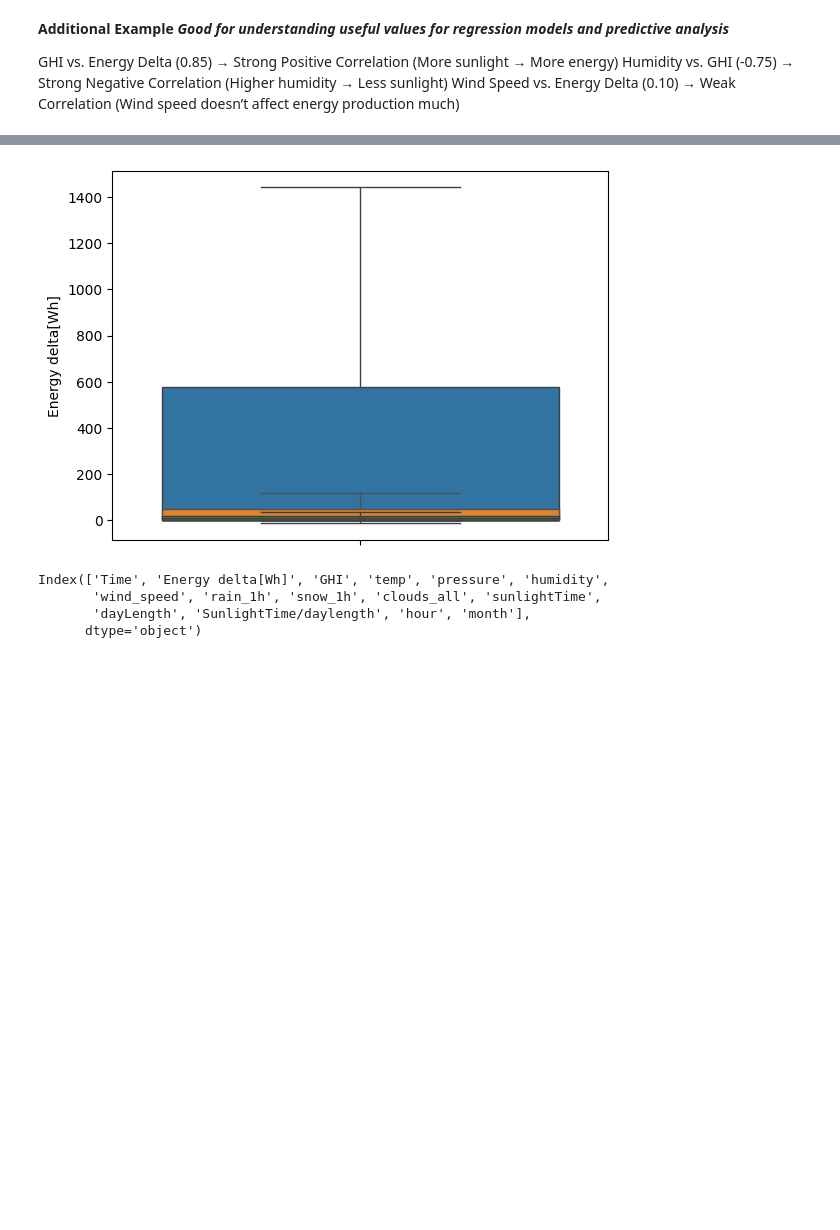
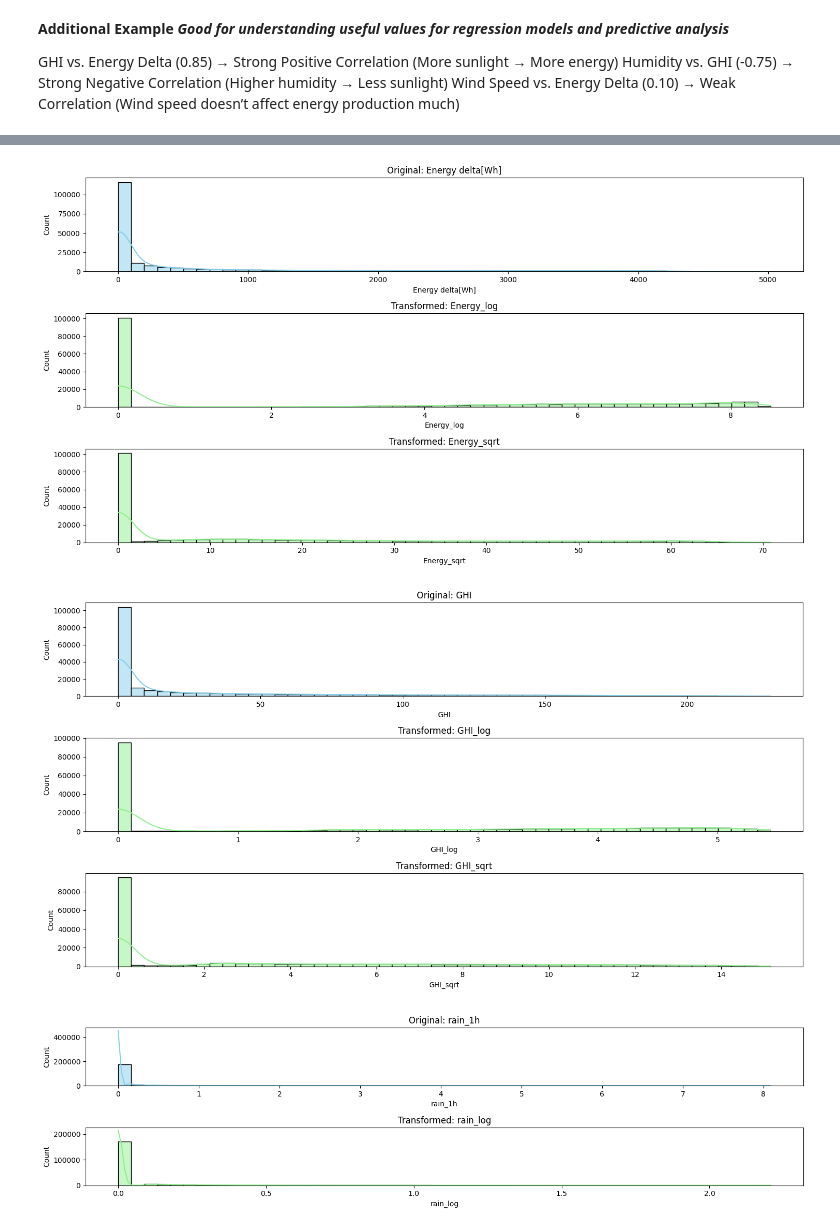
Before and after one commit to TMoyo22/weather-renewable-energy, a Jupyter notebook: Notebooks/Analysis.ipynb, the cells around one changed output, grey strips where cells are left out. Cells and saved outputs as stored; diff of their text form; code cells hidden in the pictures; blank space fills up the shorter version.

```diff
--- a/Notebooks/Analysis.ipynb
+++ b/Notebooks/Analysis.ipynb
@@ -313,13 +296,46 @@ for i in ['Energy delta[Wh]', 'GHI', 'temp', 'wind_speed', 'rain_1h', 'snow_1h']
-# %%
-for i in ['Energy delta[Wh]', 'GHI', 'temp', 'wind_speed', 'rain_1h', 'snow_1h']:
-    sb.boxplot(data_frame[i])
-    plt.show
-# %% [output]
-[figure, removed]
-# %%
-data_frame.columns
-# %% [output]
-Index(['Time', 'Energy delta[Wh]', 'GHI', 'temp', 'pressure', 'humidity',
-       'wind_speed', 'rain_1h', 'snow_1h', 'clouds_all', 'sunlightTime',
-       'dayLength', 'SunlightTime/daylength', 'hour', 'month'],
-      dtype='object')
+# %%
+
+# Apply log or sqrt transformations
+data_frame['Energy_log'] = np.log1p(data_frame['Energy delta[Wh]'])
+data_frame['GHI_log'] = np.log1p(data_frame['GHI'])
+
+data_frame['Energy_sqrt'] = np.sqrt(data_frame['Energy delta[Wh]'])
+data_frame['GHI_sqrt'] = np.sqrt(data_frame['GHI'])
+
+data_frame['wind_speed_sqrt'] = np.sqrt(data_frame['wind_speed'])
+
+# For zero-heavy rain/snow, use log(1 + x) to preserve 0s
+data_frame['rain_log'] = np.log1p(data_frame['rain_1h'])
+data_frame['snow_log'] = np.log1p(data_frame['snow_1h'])
+
+# Optional sqrt for humidity if it looks skewed
+data_frame['humidity_sqrt'] = np.sqrt(data_frame['humidity'])
+
+# Optional sqrt for temperature
+data_frame['temp_sqrt'] = np.sqrt(data_frame['temp'] - data_frame['temp'].min() + 1)  # shift to avoid sqrt of negatives
+# %%
+def plot_before_after(original_col, transformed_cols, data, bins=50):
+    plt.figure(figsize=(15, 4 * len(transformed_cols)))
+
+    # Original
+    plt.subplot(len(transformed_cols) + 1, 1, 1)
+    sb.histplot(data[original_col], bins=bins, kde=True, color='skyblue')
+    plt.title(f'Original: {original_col}')
+
+    # Transformed versions
+    for i, col in enumerate(transformed_cols, start=2):
+        plt.subplot(len(transformed_cols) + 1, 1, i)
+        sb.histplot(data[col], bins=bins, kde=True, color='lightgreen')
+        plt.title(f'Transformed: {col}')
+
+    plt.tight_layout()
+    plt.show()
+# %%
+plot_before_after('Energy delta[Wh]', ['Energy_log', 'Energy_sqrt'], data_frame)
+plot_before_after('GHI', ['GHI_log', 'GHI_sqrt'], data_frame)
+plot_before_after('rain_1h', ['rain_log'], data_frame)
+plot_before_after('snow_1h', ['snow_log'], data_frame)
+# %% [output]
+[figure, added]
+[figure, added]
+[figure, added]
```
Also changed, not shown: parts of 4 cells of this notebook, 6 other files.
